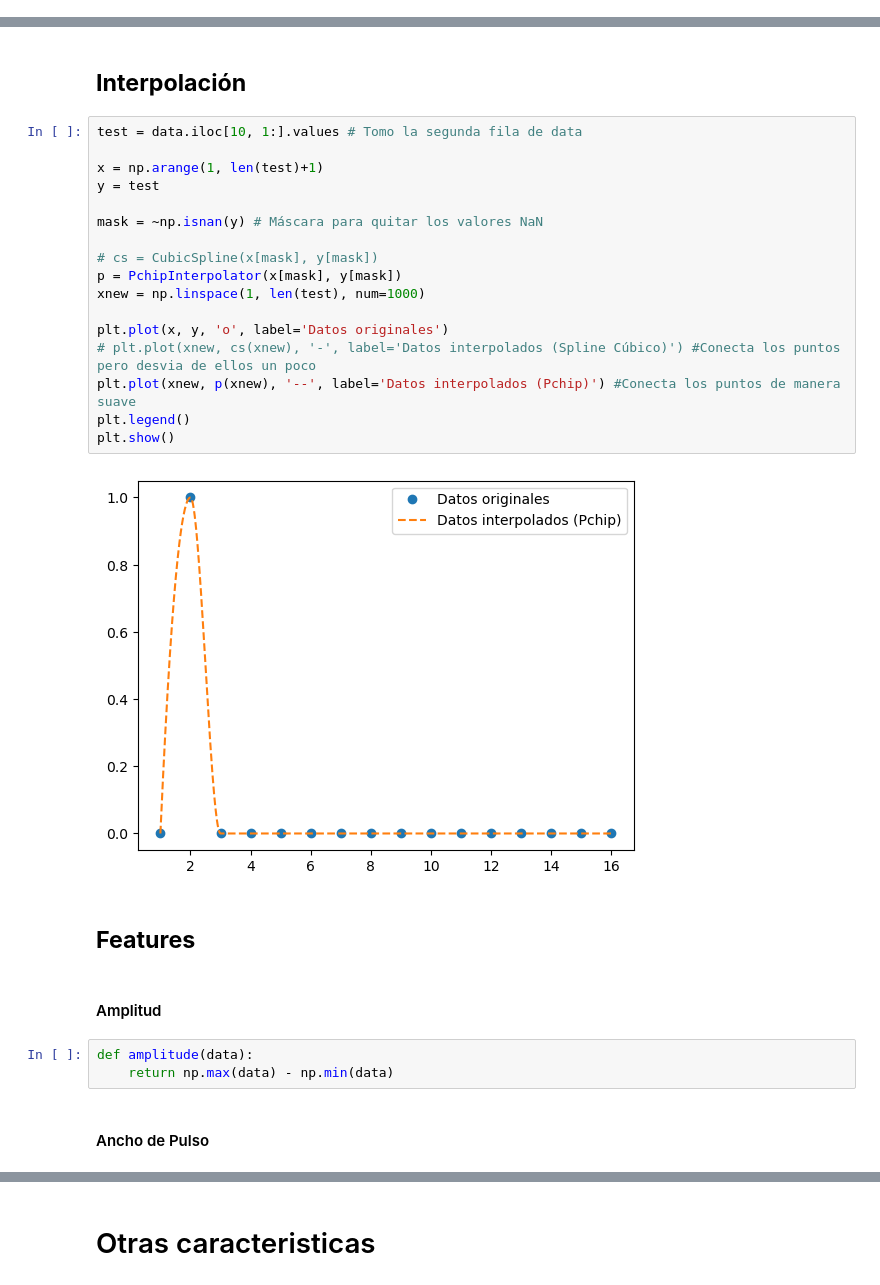
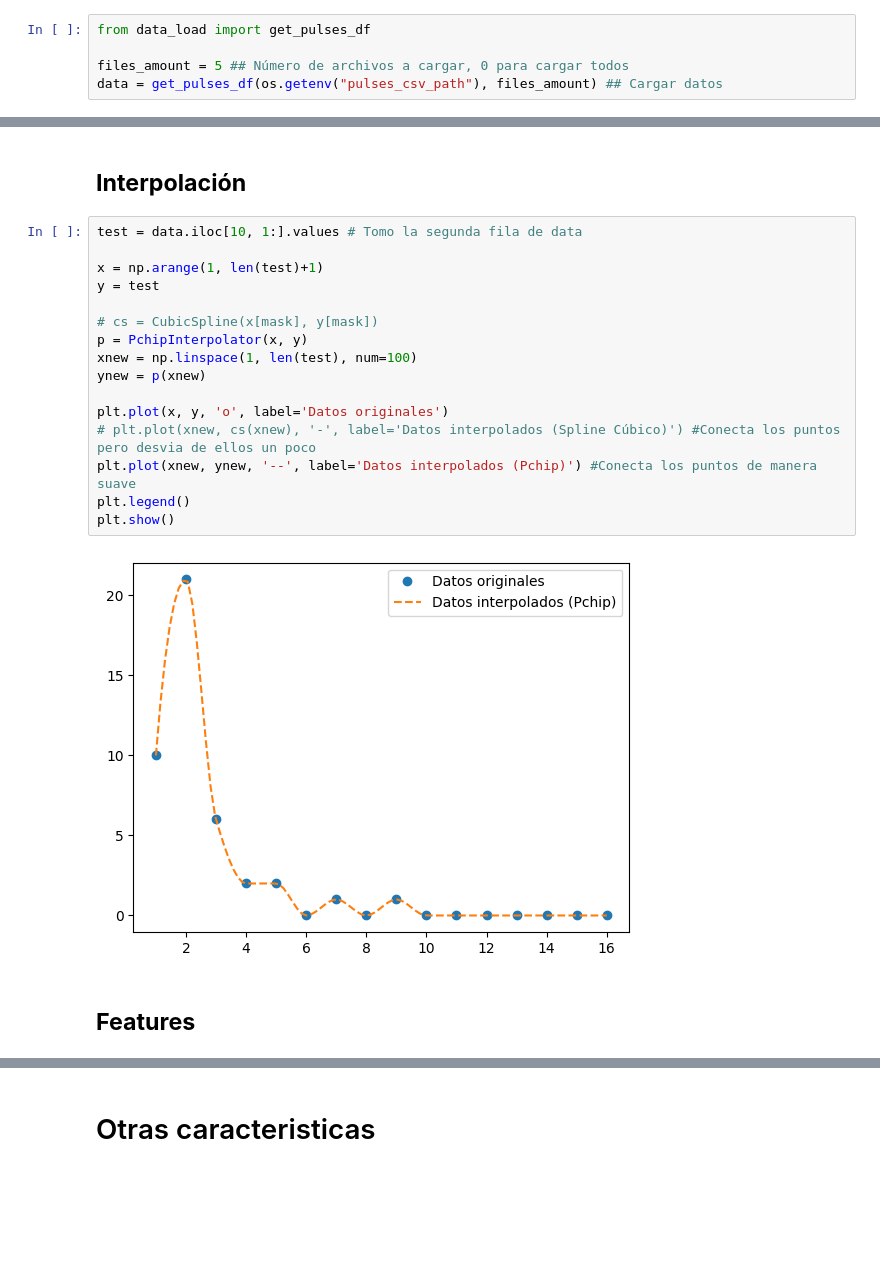
Before and after one commit to delgadoagustin/tesis, a Jupyter notebook: 1_Features.ipynb, the cells around one changed output, grey strips where cells are left out. Cells and saved outputs as stored; diff of their text form; blank space fills up the shorter version.

```diff
--- a/1_Features.ipynb
+++ b/1_Features.ipynb
@@ -50,0 +26,5 @@ labels = pd.read_csv(folder + label_file, compression='gzip')
+# %%
+from data_load import get_pulses_df
+
+files_amount = 5 ## Número de archivos a cargar, 0 para cargar todos
+data = get_pulses_df(os.getenv("pulses_csv_path"), files_amount) ## Cargar datos
@@ -72,28 +68,20 @@ print(data.head())
 # %%
 test = data.iloc[10, 1:].values # Tomo la segunda fila de data
 
 x = np.arange(1, len(test)+1)
 y = test
 
-mask = ~np.isnan(y) # Máscara para quitar los valores NaN
-
 # cs = CubicSpline(x[mask], y[mask])
-p = PchipInterpolator(x[mask], y[mask])
-xnew = np.linspace(1, len(test), num=1000)
+p = PchipInterpolator(x, y)
+xnew = np.linspace(1, len(test), num=100)
+ynew = p(xnew)
 
 plt.plot(x, y, 'o', label='Datos originales')
 # plt.plot(xnew, cs(xnew), '-', label='Datos interpolados (Spline Cúbico)') #Conecta los puntos pero desvia de ellos un poco
-plt.plot(xnew, p(xnew), '--', label='Datos interpolados (Pchip)') #Conecta los puntos de manera suave
+plt.plot(xnew, ynew, '--', label='Datos interpolados (Pchip)') #Conecta los puntos de manera suave
 plt.legend()
 plt.show()
 # %% [output]
-[figure, old version]
+[figure, new version]
 # %% [markdown]
 ## **Features**
-# %% [markdown]
-#### Amplitud
-# %%
-def amplitude(data):
-    return np.max(data) - np.min(data)
-# %% [markdown]
-#### Ancho de Pulso
```
Also changed, not shown: parts of 36 cells of this notebook, 4 other files.
